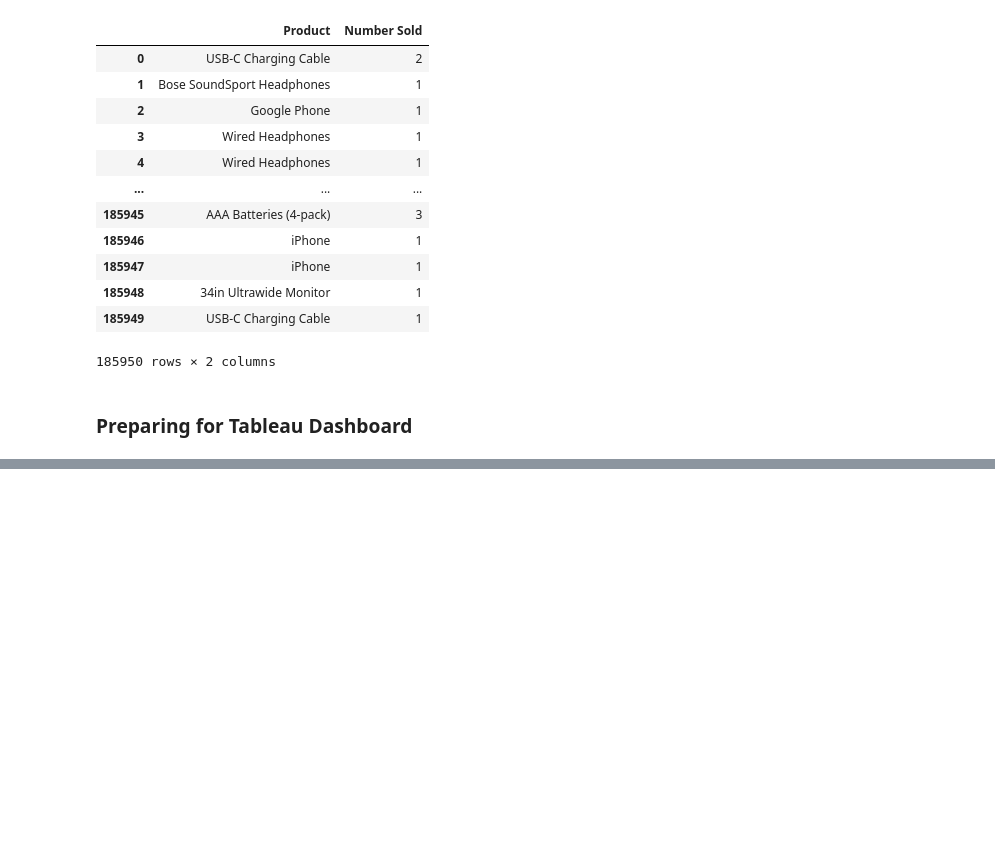
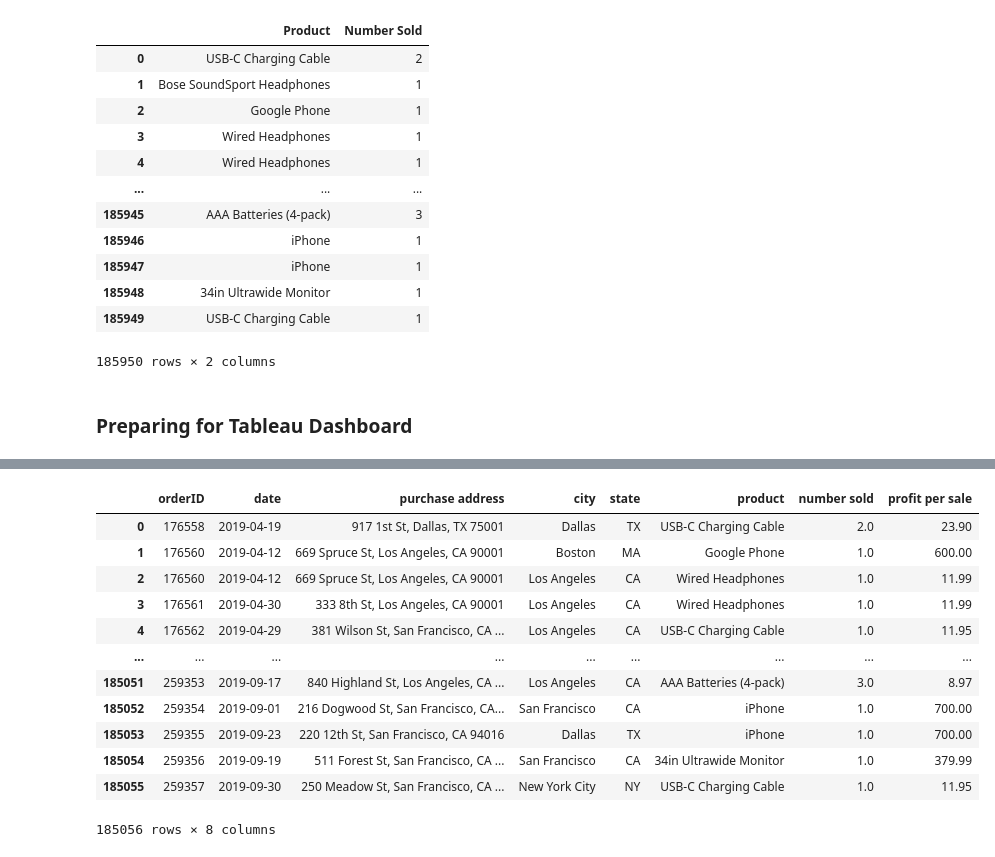
Before and after one commit to MrChristianL/Online-Sales-Data-Anaylsis, a Jupyter notebook: SalesAnalysis/Detailed Analysis (with notes).ipynb, the cells around one changed output, grey strips where cells are left out. Saved outputs shown, nothing was run; the diff lists cells and outputs as text; code cells hidden in the pictures; blank space fills up the shorter version.

Commit message:
Completed Tableau Dashboard

```diff
--- a/SalesAnalysis/Detailed Analysis (with notes).ipynb
+++ b/SalesAnalysis/Detailed Analysis (with notes).ipynb
@@ -616,25 +614,44 @@ df_total
 # %%
-# test = pd.DataFrame({})
+test = pd.DataFrame({})
 
-# temp = pd.Series(all_data['Purchase Address'][all_data['Purchase Address'].str[:1] != 'P'])
-# temp.dropna(inplace=True)
-# test['city'] = temp #placeholders
-# test['state'] = temp
+temp = pd.Series(all_data['Purchase Address'][all_data['Purchase Address'].str[:1] != 'P'])
+temp.dropna(inplace=True)
+test['city'] = temp #placeholders
+test['state'] = temp
 
-# test['city'] = test['city'].apply(lambda x: get_city(x))
-# test['state'] = test['state'].apply(lambda x: get_state(x))
+test['city'] = test['city'].apply(lambda x: get_city(x))
+test['state'] = test['state'].apply(lambda x: get_state(x))
+# %%
+all_data = all_data[all_data['Purchase Address'].str[:1] != 'P']
+all_data.dropna(inplace=True)
+all_data = all_data.reset_index(drop=True)
 # %%
-# dashboard = pd.DataFrame({
-#     'orderID':  df_orders['Order ID'],
-#     'date': df_orders['When Occured'].dt.date,
-#     'city': test['city'],
-#     'state': test['state'],
-#     'product': df_total['Product'],
-#     'number sold': df_total['Number Sold'],
-#     'profit per sale': df['Earned']
-# })
+dashboard = pd.DataFrame({
+    'orderID':  df_orders['Order ID'],
+    'date': df_orders['When Occured'].dt.date,
+    'purchase address': all_data['Purchase Address'],
+    'city': test['city'],
+    'state': test['state'],
+    'product': df_total['Product'],
+    'number sold': df_total['Number Sold'],
+    'profit per sale': df['Earned']
+})
 
-# dashboard.dropna(inplace=True)
-# dashboard = dashboard.reset_index(drop=True)
+dashboard.dropna(inplace=True)
+dashboard = dashboard.reset_index(drop=True)
 
-# dashboard
+dashboard
+# %% [output]
+|  | orderID | date | purchase address | city | state | product | number sold | profit per sale |
+| 0 | 176558 | 2019-04-19 | 917 1st St, Dallas, TX 75001 | Dallas | TX | USB-C Charging Cable | 2.0 | 23.90 |
+| 1 | 176560 | 2019-04-12 | 669 Spruce St, Los Angeles, CA 90001 | Boston | MA | Google Phone | 1.0 | 600.00 |
+| 2 | 176560 | 2019-04-12 | 669 Spruce St, Los Angeles, CA 90001 | Los Angeles | CA | Wired Headphones | 1.0 | 11.99 |
+| 3 | 176561 | 2019-04-30 | 333 8th St, Los Angeles, CA 90001 | Los Angeles | CA | Wired Headphones | 1.0 | 11.99 |
+| 4 | 176562 | 2019-04-29 | 381 Wilson St, San Francisco, CA ... | Los Angeles | CA | USB-C Charging Cable | 1.0 | 11.95 |
+| ... | ... | ... | ... | ... | ... | ... | ... | ... |
+| 185051 | 259353 | 2019-09-17 | 840 Highland St, Los Angeles, CA ... | Los Angeles | CA | AAA Batteries (4-pack) | 3.0 | 8.97 |
+| 185052 | 259354 | 2019-09-01 | 216 Dogwood St, San Francisco, CA... | San Francisco | CA | iPhone | 1.0 | 700.00 |
+| 185053 | 259355 | 2019-09-23 | 220 12th St, San Francisco, CA 94016 | Dallas | TX | iPhone | 1.0 | 700.00 |
+| 185054 | 259356 | 2019-09-19 | 511 Forest St, San Francisco, CA ... | San Francisco | CA | 34in Ultrawide Monitor | 1.0 | 379.99 |
+| 185055 | 259357 | 2019-09-30 | 250 Meadow St, San Francisco, CA ... | New York City | NY | USB-C Charging Cable | 1.0 | 11.95 |
+185056 rows × 8 columns
```
Also changed, not shown: parts of 5 cells of this notebook, 5 other files.
